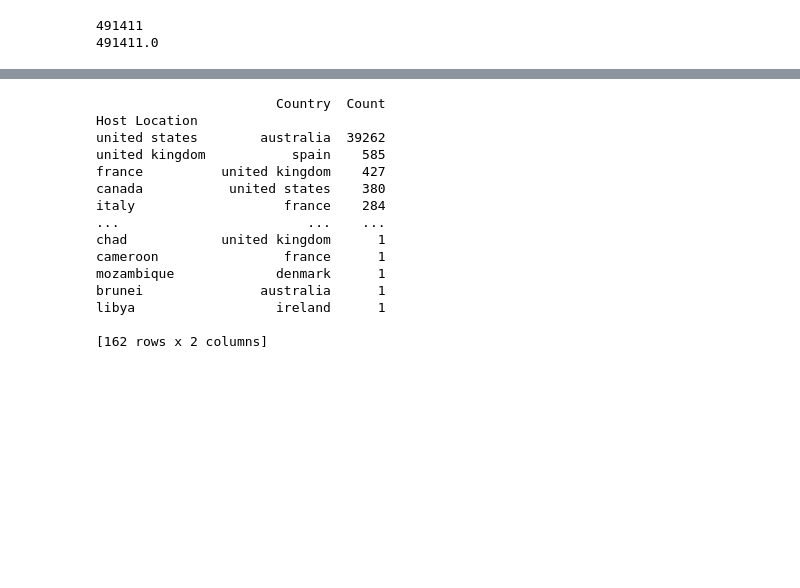
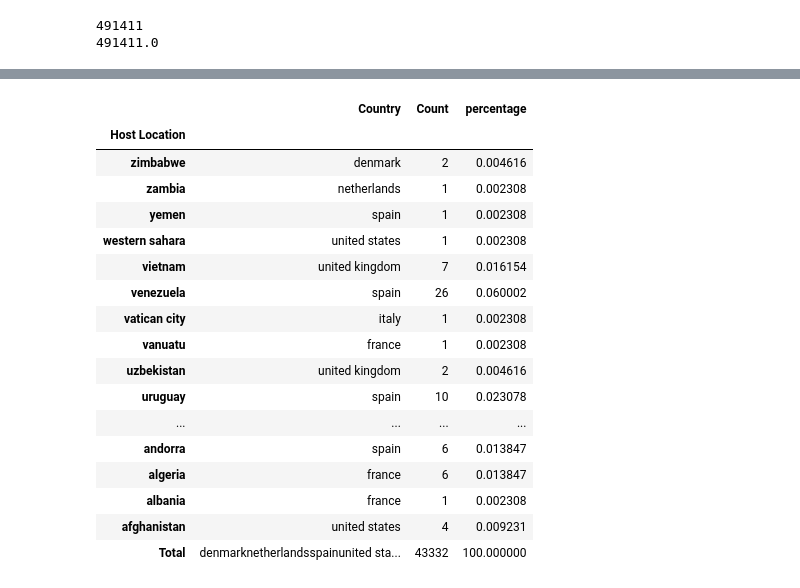
Before and after one commit to ninaschelter/Udacity-Projekt1, a Jupyter notebook: analyse_host_location.ipynb, the cells around one changed output, grey strips where cells are left out. Drawn from its saved outputs; the diff is of its cells as text; code cells hidden in the pictures; blank space fills up the shorter version.

```diff
--- a/analyse_host_location.ipynb
+++ b/analyse_host_location.ipynb
@@ -294,26 +348,36 @@ Total                              17.541935
-# %%
-# get Country per Host Location with the highest count
-countHost = countCountry.groupby('Host Location').first()
-countHost = countHost.reset_index()
-countHost = countHost.sort_values('Count', ascending=False)
-countHost = countHost.set_index('Host Location')
-print(countHost)
-# %% [output]
-                       Country  Count
-Host Location
-united states        australia  39262
-united kingdom           spain    585
-france          united kingdom    427
-canada           united states    380
-italy                   france    284
-...                        ...    ...
-chad            united kingdom      1
-cameroon                france      1
-mozambique             denmark      1
-brunei               australia      1
-libya                  ireland      1
-
-[162 rows x 2 columns]
+# %%
+# get Country per host location with the highest count
+hostNotCountry = noNanData.loc[noNanData['Host Location'] != noNanData['Country']]
+countCountry = hostNotCountry.groupby('Host Location')['Country'].value_counts().reset_index(name='Count')
+countCountry = countCountry.groupby('Host Location').first()
+countCountry = countCountry.reset_index()
+countCountry = countCountry.sort_values('Host Location', ascending=False)
+countCountry = countCountry.set_index('Host Location')
+
+#add percentage of country with highest count to total number of properties
+countCountry['percentage'] = countCountry['Count'] / countCountry['Count'].sum() * 100
+countCountry.loc['Total'] = countCountry.sum()
+countCountry.at['Total', 'percentage'] = countCountry.at['Total', 'Count'] / countCountry.at['Total', 'Count'].sum() * 100
+display(countCountry)
+# %% [output]
+|  | Country | Count | percentage |
+| Host Location |  |  |  |
+| zimbabwe | denmark | 2 | 0.004616 |
+| zambia | netherlands | 1 | 0.002308 |
+| yemen | spain | 1 | 0.002308 |
+| western sahara | united states | 1 | 0.002308 |
+| vietnam | united kingdom | 7 | 0.016154 |
+| venezuela | spain | 26 | 0.060002 |
+| vatican city | italy | 1 | 0.002308 |
+| vanuatu | france | 1 | 0.002308 |
+| uzbekistan | united kingdom | 2 | 0.004616 |
+| uruguay | spain | 10 | 0.023078 |
+| ... | ... | ... | ... |
+| andorra | spain | 6 | 0.013847 |
+| algeria | france | 6 | 0.013847 |
+| albania | france | 1 | 0.002308 |
+| afghanistan | united states | 4 | 0.009231 |
+| Total | denmarknetherlandsspainunited sta... | 43332 | 100.000000 |
 # %%
 # Prepare the data
 countHost = countryNotHost.groupby('Country')['Host Location'].value_counts().reset_index(name='Count')
```
Also changed, not shown: parts of 10 cells of this notebook, 3 other files.
